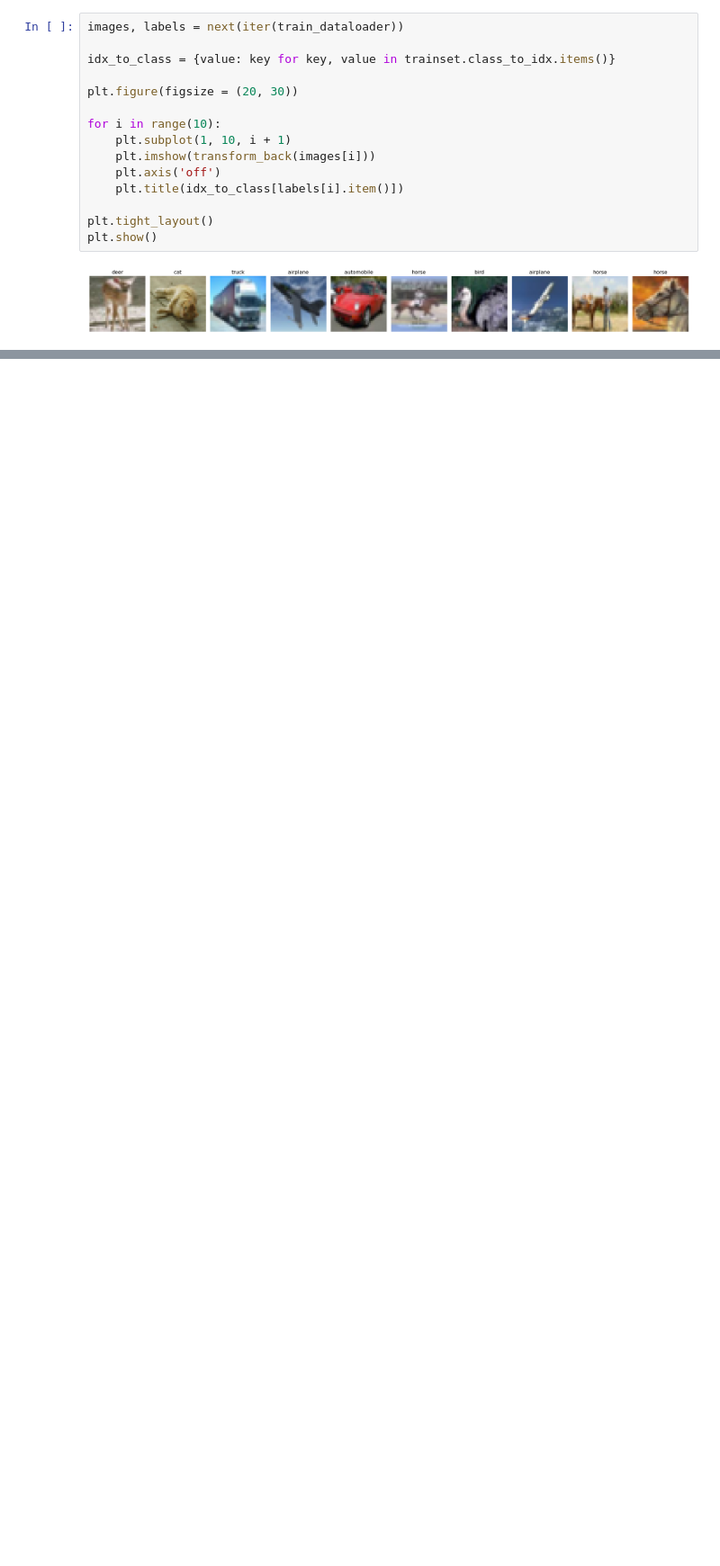
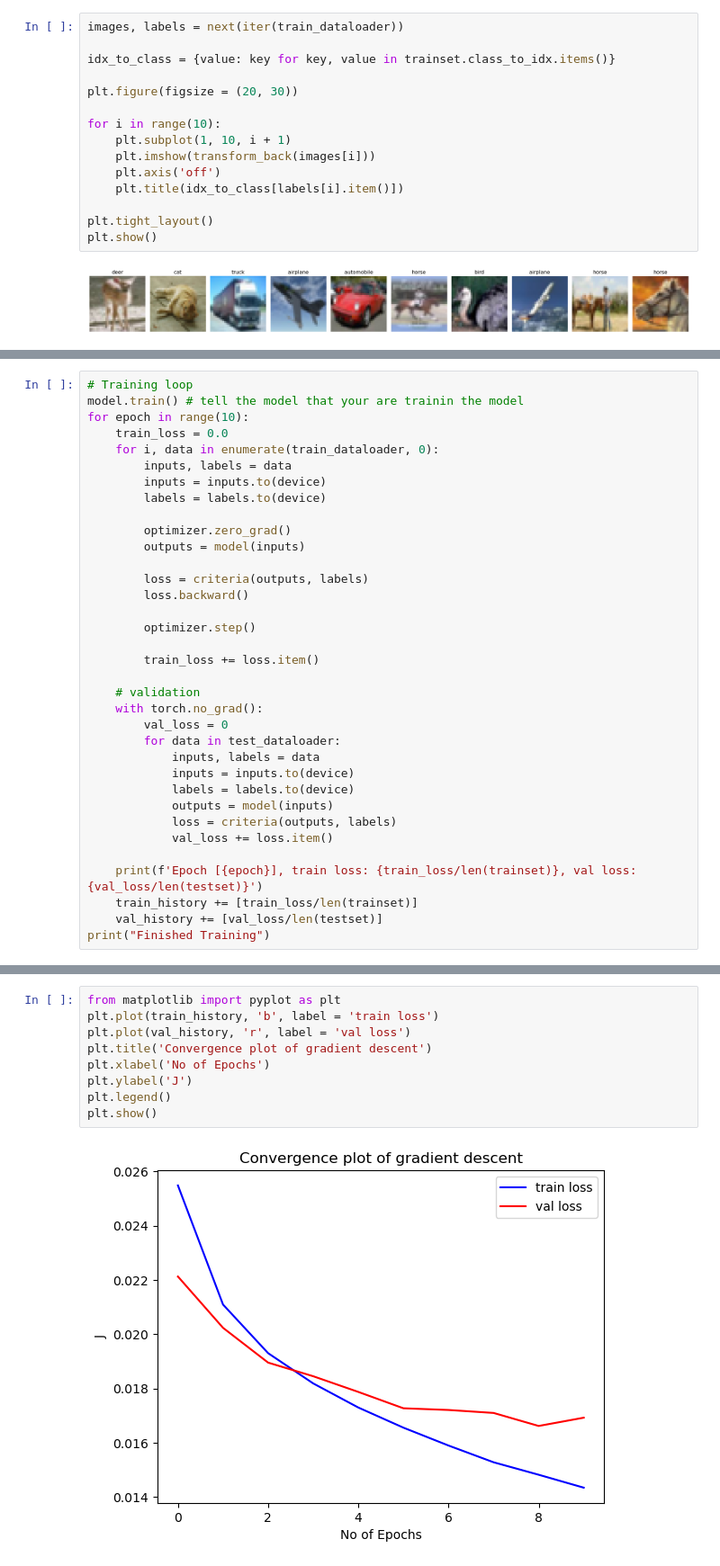
Before and after one commit to lamiselsayed/Computer-Vision-Repository, a Jupyter notebook: our files/cnn-rana.ipynb, the cells around one changed output, grey strips where cells are left out. Shown at 90% size. Cells and saved outputs as stored; diff of their text form; blank space fills up the shorter version.

```diff
--- a/our files/cnn-rana.ipynb
+++ b/our files/cnn-rana.ipynb
@@ -99,0 +126,35 @@ class MyModel(nn.Module):
+# %%
+# Training loop
+model.train() # tell the model that your are trainin the model
+for epoch in range(10):
+    train_loss = 0.0
+    for i, data in enumerate(train_dataloader, 0):
+        inputs, labels = data
+        inputs = inputs.to(device)
+        labels = labels.to(device)
+
+        optimizer.zero_grad()
+        outputs = model(inputs)
+
+        loss = criteria(outputs, labels)
+        loss.backward()
+
+        optimizer.step()
+
+        train_loss += loss.item()
+
+    # validation
+    with torch.no_grad():
+        val_loss = 0
+        for data in test_dataloader:
+            inputs, labels = data
+            inputs = inputs.to(device)
+            labels = labels.to(device)
+            outputs = model(inputs)
+            loss = criteria(outputs, labels)
+            val_loss += loss.item()
+
+    print(f'Epoch [{epoch}], train loss: {train_loss/len(trainset)}, val loss: {val_loss/len(testset)}')
+    train_history += [train_loss/len(trainset)]
+    val_history += [val_loss/len(testset)]
+print("Finished Training")
@@ -99,0 +173,11 @@ class MyModel(nn.Module):
+# %%
+from matplotlib import pyplot as plt
+plt.plot(train_history, 'b', label = 'train loss')
+plt.plot(val_history, 'r', label = 'val loss')
+plt.title('Convergence plot of gradient descent')
+plt.xlabel('No of Epochs')
+plt.ylabel('J')
+plt.legend()
+plt.show()
+# %% [output]
+[figure, added]
```
Also changed, not shown: parts of 14 cells of this notebook, 1 other file.
